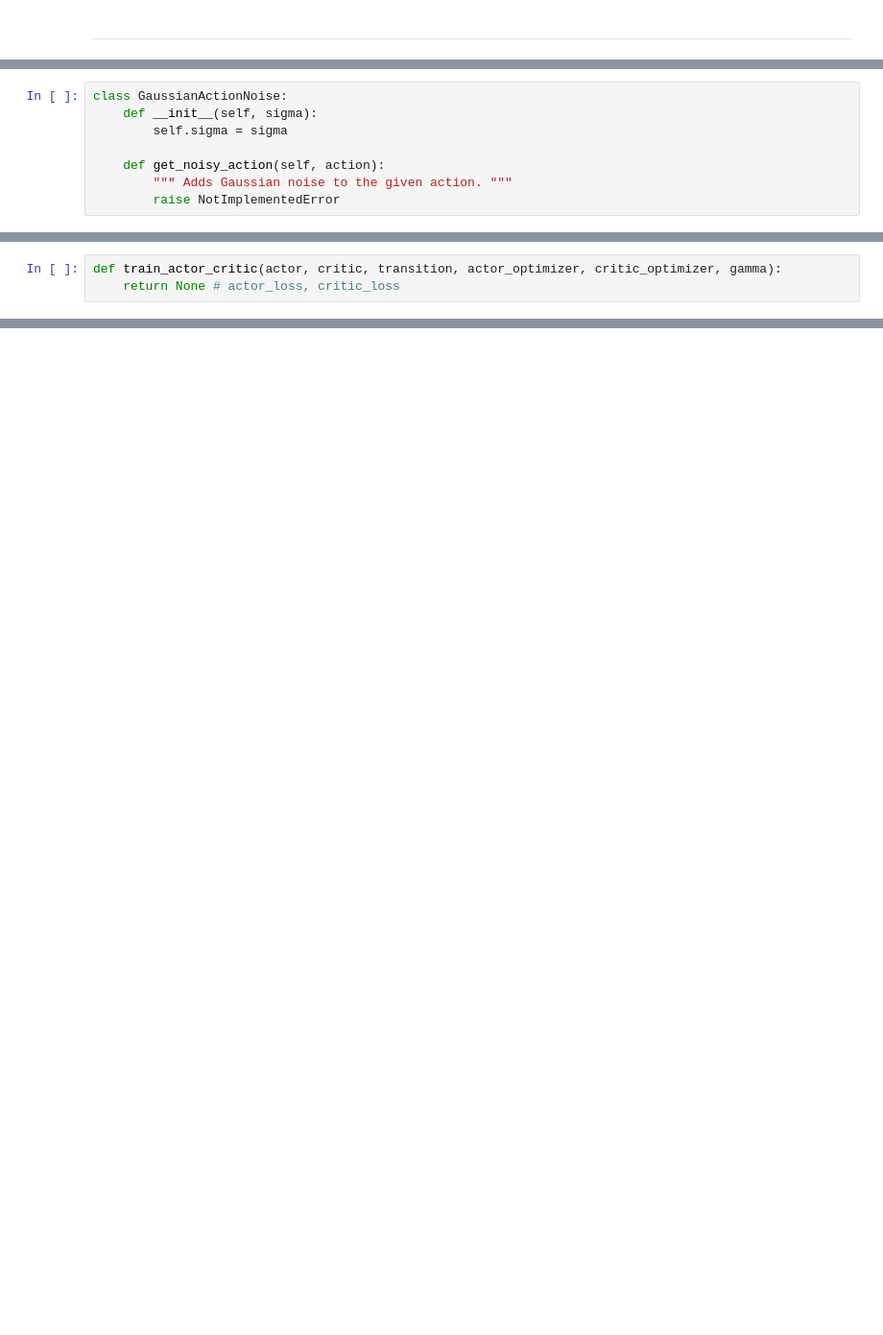
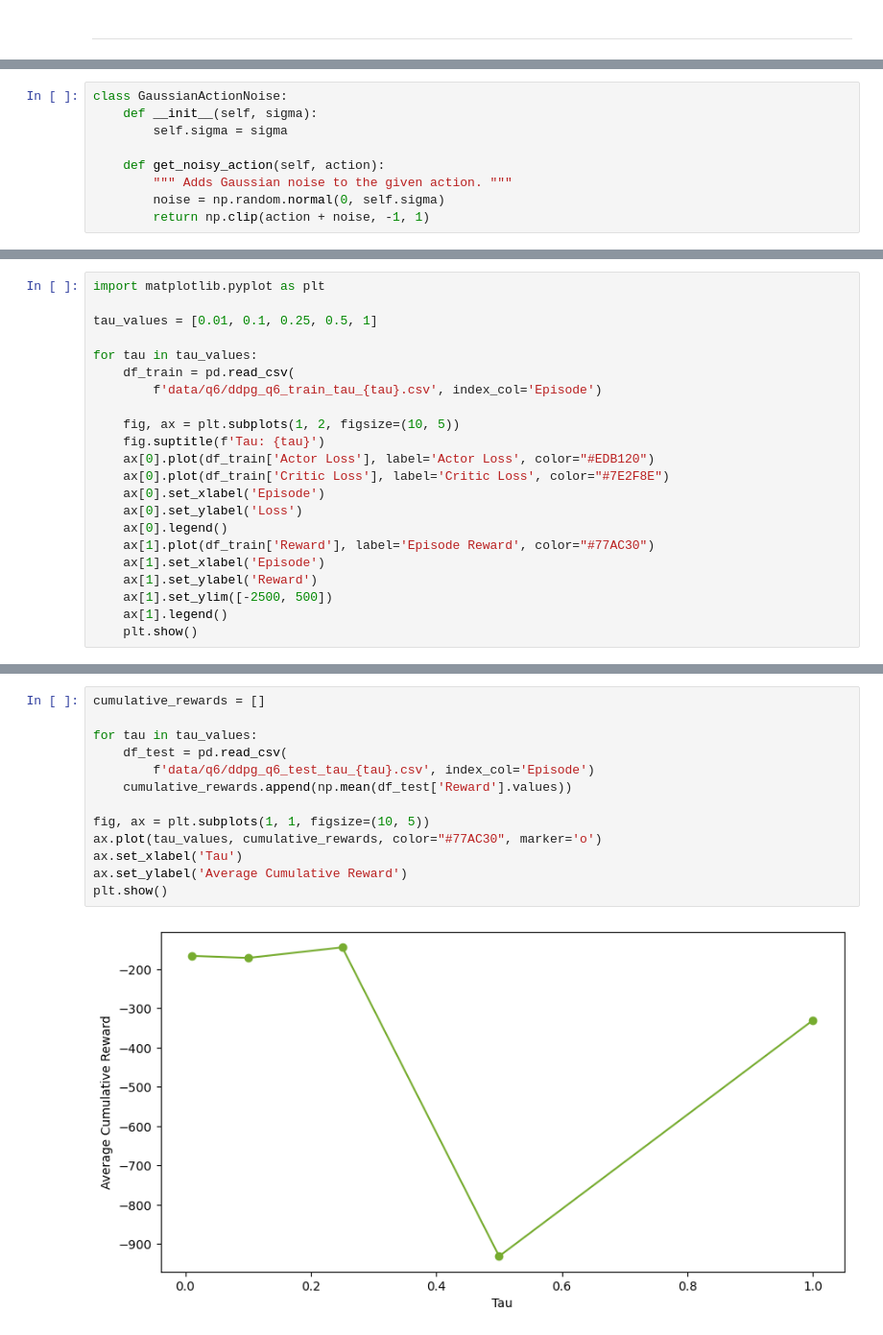
Before and after one commit to aristo6253/ANN-RL-DDPG, a Jupyter notebook: DDPG.ipynb, the cells around one changed output, grey strips where cells are left out. Shown at 96% size. Drawn from its saved outputs; the diff is of its cells as text; blank space fills up the shorter version.

```diff
--- a/DDPG.ipynb
+++ b/DDPG.ipynb
@@ -395,4 +467,5 @@ class GaussianActionNoise:
 
     def get_noisy_action(self, action):
         """ Adds Gaussian noise to the given action. """
-        raise NotImplementedError
+        noise = np.random.normal(0, self.sigma)
+        return np.clip(action + noise, -1, 1)
@@ -412,3 +471,0 @@ class DDPGAgent:
-# %%
-def train_actor_critic(actor, critic, transition, actor_optimizer, critic_optimizer, gamma):
-    return None # actor_loss, critic_loss
@@ -493,0 +748,22 @@ print("Average cumulative reward:", np.mean(test_rewards))
+# %%
+import matplotlib.pyplot as plt
+
+tau_values = [0.01, 0.1, 0.25, 0.5, 1]
+
+for tau in tau_values:
+    df_train = pd.read_csv(
+        f'data/q6/ddpg_q6_train_tau_{tau}.csv', index_col='Episode')
+
+    fig, ax = plt.subplots(1, 2, figsize=(10, 5))
+    fig.suptitle(f'Tau: {tau}')
+    ax[0].plot(df_train['Actor Loss'], label='Actor Loss', color="#EDB120")
+    ax[0].plot(df_train['Critic Loss'], label='Critic Loss', color="#7E2F8E")
+    ax[0].set_xlabel('Episode')
+    ax[0].set_ylabel('Loss')
+    ax[0].legend()
+    ax[1].plot(df_train['Reward'], label='Episode Reward', color="#77AC30")
+    ax[1].set_xlabel('Episode')
+    ax[1].set_ylabel('Reward')
+    ax[1].set_ylim([-2500, 500])
+    ax[1].legend()
+    plt.show()
@@ -493,0 +776,15 @@ print("Average cumulative reward:", np.mean(test_rewards))
+# %%
+cumulative_rewards = []
+
+for tau in tau_values:
+    df_test = pd.read_csv(
+        f'data/q6/ddpg_q6_test_tau_{tau}.csv', index_col='Episode')
+    cumulative_rewards.append(np.mean(df_test['Reward'].values))
+
+fig, ax = plt.subplots(1, 1, figsize=(10, 5))
+ax.plot(tau_values, cumulative_rewards, color="#77AC30", marker='o')
+ax.set_xlabel('Tau')
+ax.set_ylabel('Average Cumulative Reward')
+plt.show()
+# %% [output]
+[figure, added]
```
Also changed, not shown: parts of 20 cells of this notebook.
